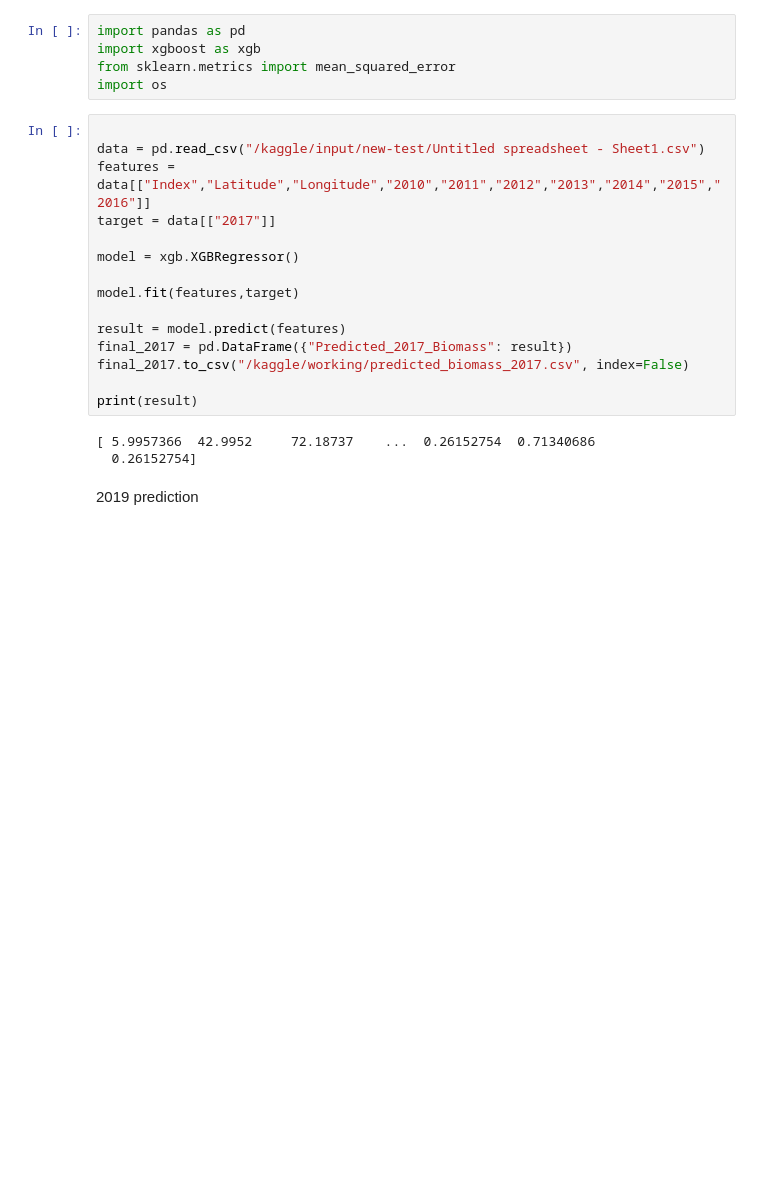
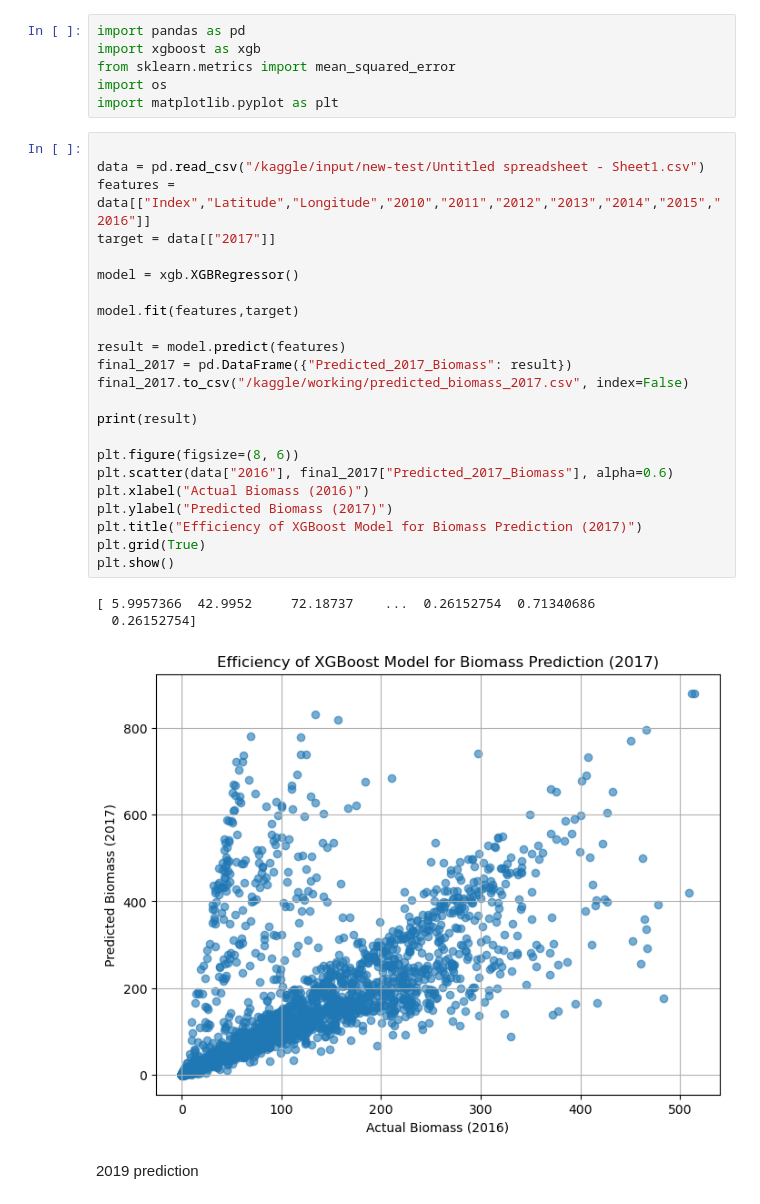
Before and after one commit to ajay/Shell_hackathon, a Jupyter notebook: xgboost-model.ipynb, the cells around one changed output. Saved outputs shown, nothing was run; the diff lists cells and outputs as text; blank space fills up the shorter version.

Commit message:
Kaggle Notebook | xgboost model | Version 3.5

```diff
--- a/xgboost-model.ipynb
+++ b/xgboost-model.ipynb
@@ -19,24 +19,34 @@ import pandas as pd
 import xgboost as xgb
 from sklearn.metrics import mean_squared_error
 import os
+import matplotlib.pyplot as plt
 # %%
 
 data = pd.read_csv("/kaggle/input/new-test/Untitled spreadsheet - Sheet1.csv")
 features = data[["Index","Latitude","Longitude","2010","2011","2012","2013","2014","2015","2016"]]
 target = data[["2017"]]
 
 model = xgb.XGBRegressor()
 
 model.fit(features,target)
 
 result = model.predict(features)
 final_2017 = pd.DataFrame({"Predicted_2017_Biomass": result})
 final_2017.to_csv("/kaggle/working/predicted_biomass_2017.csv", index=False)
 
 print(result)
+
+plt.figure(figsize=(8, 6))
+plt.scatter(data["2016"], final_2017["Predicted_2017_Biomass"], alpha=0.6)
+plt.xlabel("Actual Biomass (2016)")
+plt.ylabel("Predicted Biomass (2017)")
+plt.title("Efficiency of XGBoost Model for Biomass Prediction (2017)")
+plt.grid(True)
+plt.show()
 # %% [output]
 [ 5.9957366  42.9952     72.18737    ...  0.26152754  0.71340686
   0.26152754]
+[figure, added]
 # %% [markdown]
 2019 prediction
 # %%
```
Also changed, not shown: parts of 4 cells of this notebook.
